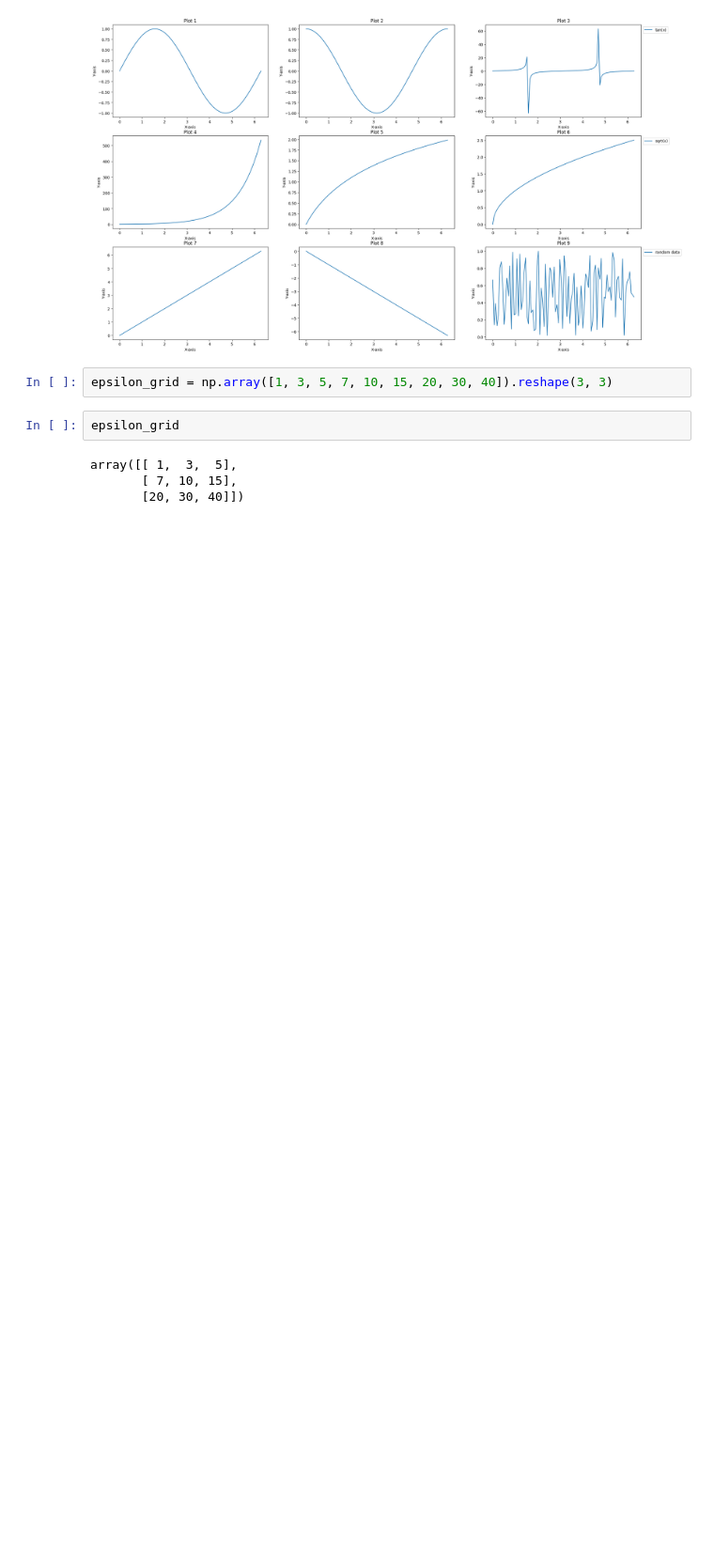
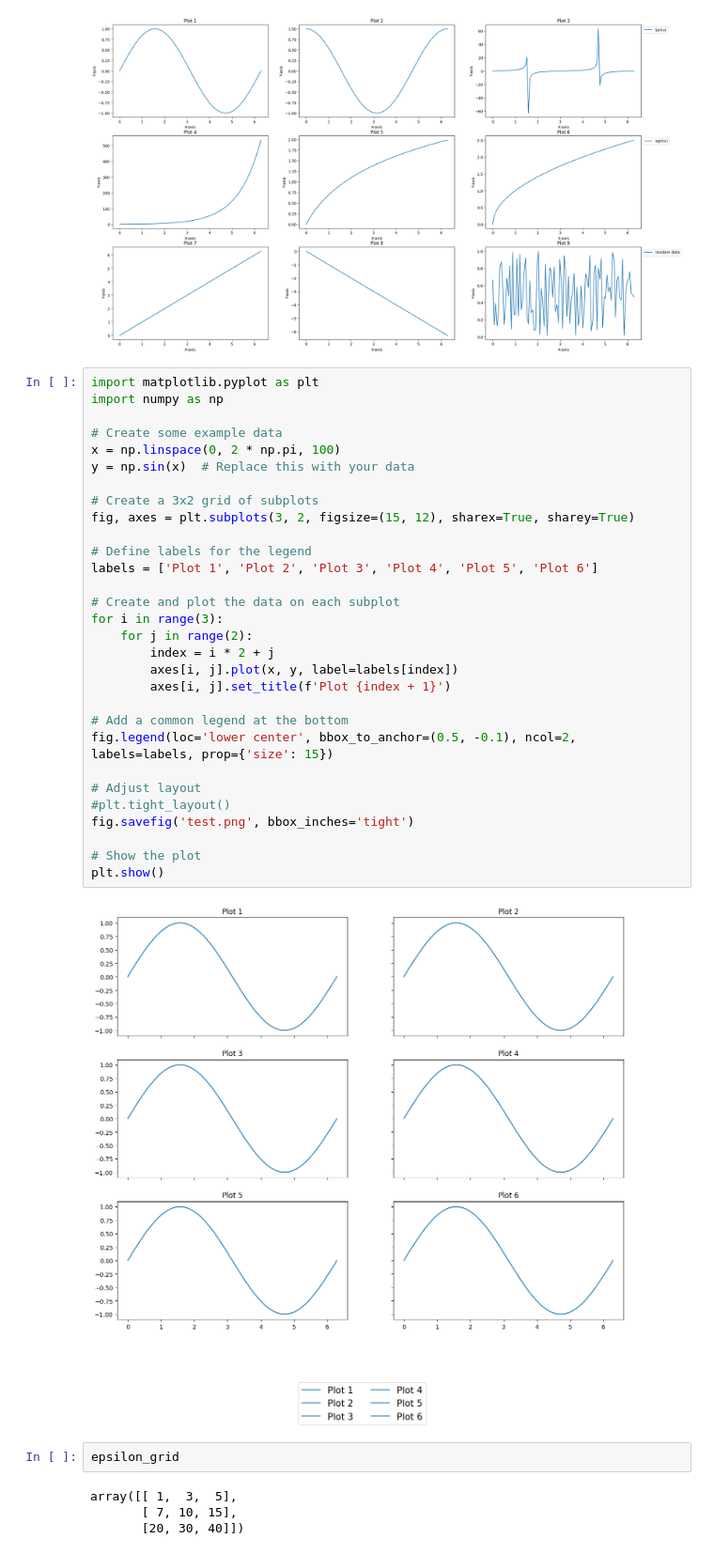
Before and after one commit to elfirdoussilab1/DECOR, a Jupyter notebook: test.ipynb, the cells around one changed output. Shown: that part at 94% size. Drawn from its saved outputs; the diff is of its cells as text; blank space fills up the shorter version.

Commit message:
new plots

```diff
--- a/test.ipynb
+++ b/test.ipynb
@@ -310,8 +310,38 @@ plt.savefig('test.png')
 plt.show()
 # %% [output]
 [figure]
-# %%
-epsilon_grid = np.array([1, 3, 5, 7, 10, 15, 20, 30, 40]).reshape(3, 3)
+# %%
+import matplotlib.pyplot as plt
+import numpy as np
+
+# Create some example data
+x = np.linspace(0, 2 * np.pi, 100)
+y = np.sin(x)  # Replace this with your data
+
+# Create a 3x2 grid of subplots
+fig, axes = plt.subplots(3, 2, figsize=(15, 12), sharex=True, sharey=True)
+
+# Define labels for the legend
+labels = ['Plot 1', 'Plot 2', 'Plot 3', 'Plot 4', 'Plot 5', 'Plot 6']
+
+# Create and plot the data on each subplot
+for i in range(3):
+    for j in range(2):
+        index = i * 2 + j
+        axes[i, j].plot(x, y, label=labels[index])
+        axes[i, j].set_title(f'Plot {index + 1}')
+
+# Add a common legend at the bottom
+fig.legend(loc='lower center', bbox_to_anchor=(0.5, -0.1), ncol=2, labels=labels, prop={'size': 15})
+
+# Adjust layout
+#plt.tight_layout()
+fig.savefig('test.png', bbox_inches='tight')
+
+# Show the plot
+plt.show()
+# %% [output]
+[figure, added]
 # %%
 epsilon_grid
 # %% [output]
```
Also changed, not shown: 4 other files.
